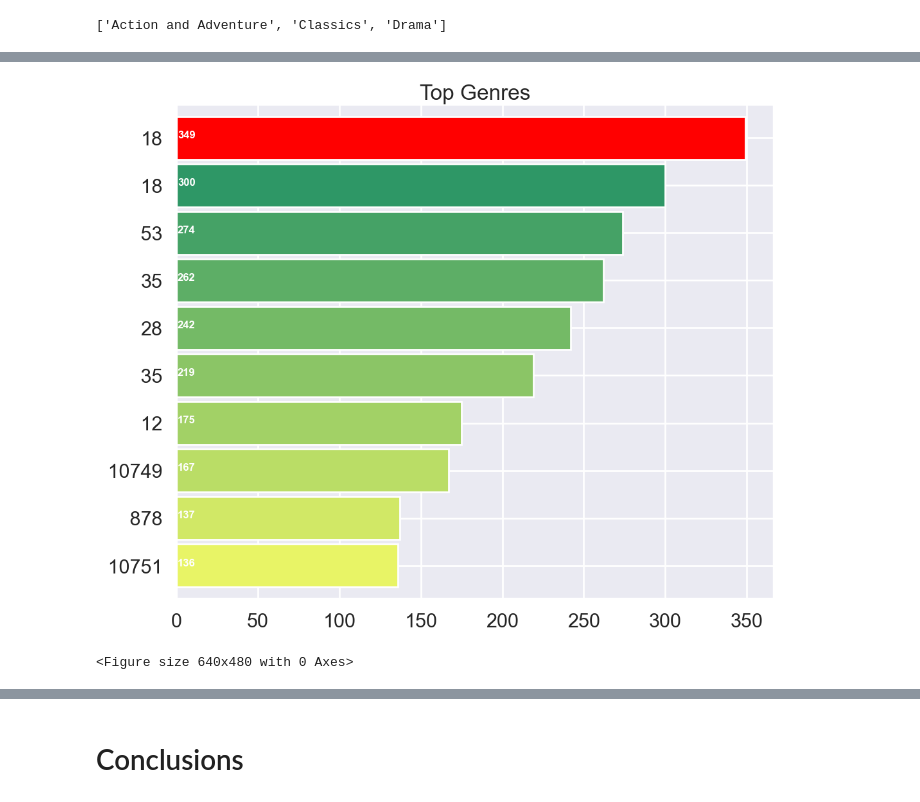
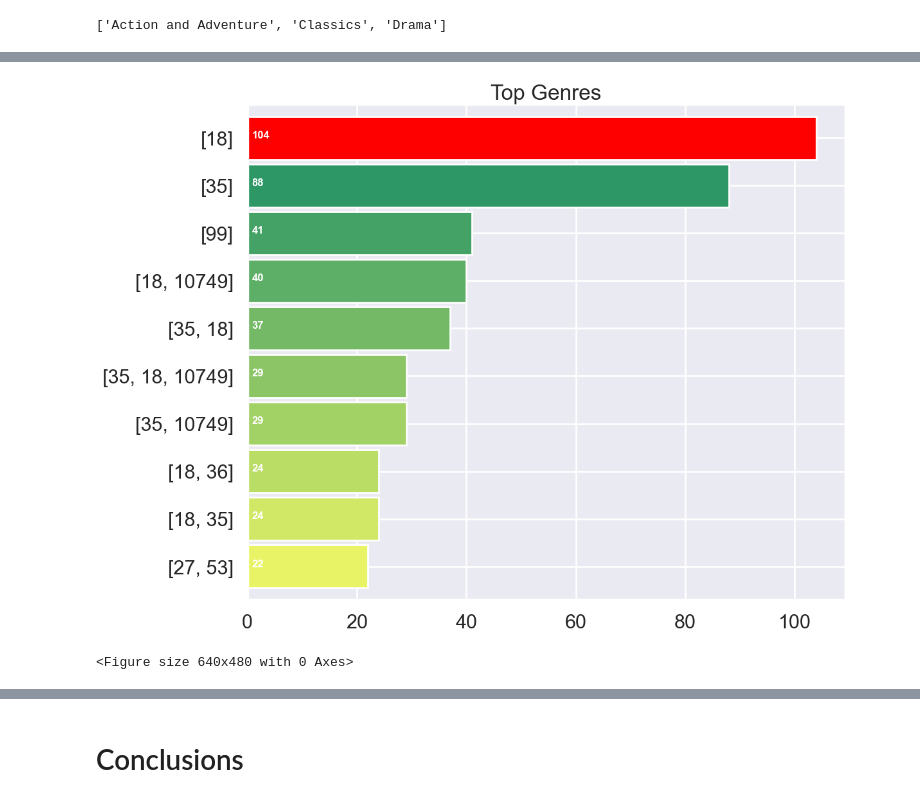
Before and after one commit to anastasiialeskiv/Movies_Exploratory_Data_Analysis, a Jupyter notebook: Movie_analysis.ipynb, the cells around one changed output, grey strips where cells are left out. Saved outputs shown, nothing was run; the diff lists cells and outputs as text; code cells hidden in the pictures.

```diff
--- a/Movie_analysis.ipynb
+++ b/Movie_analysis.ipynb
@@ -307,8 +326,7 @@ info_df['genre'][0].split('|')
 # %% [output]
 ['Action and Adventure', 'Classics', 'Drama']
 # %%
-bom_movies['genre_ids']=bom_movies['genre_ids'].str.strip('[]').str.replace("'",'').str.replace("'",'')
-
+bom_movies['genre_ids']=bom_movies['genre_ids'].str.strip('[]').str.replace(" ",'')
 bom_movies['genre_ids']=bom_movies['genre_ids'].str.split(',')
 
 bom_movies.head()
@@ -322,20 +362,20 @@ bom_movies.head()
 # %%
 #Plot to see top Genres
 plt.subplots(figsize=(12,10))
 list1=[]
 for i in bom_movies['genre_ids']:
-    list1.extend(i)
+    list1.append(i)
 
 ax = pd.Series(list1).value_counts()[:10].sort_values(ascending=True).plot.barh(
     width=0.9,
     color=sns.color_palette('summer_r',10))
 
 for i, v in enumerate(pd.Series(list1).value_counts()[:10].sort_values(ascending=True).values):
     ax.text(.8, i, v,fontsize=12,color='white',weight='bold')
 ax.patches[9].set_facecolor('r')
 plt.title('Top Genres')
 plt.show()
 plt.savefig('images/top_genres.jpg')
 # %% [output]
-[figure, old version]
+[figure, new version]
 <Figure size 640x480 with 0 Axes>
```
Also changed, not shown: parts of 10 cells of this notebook, 1 other file.
